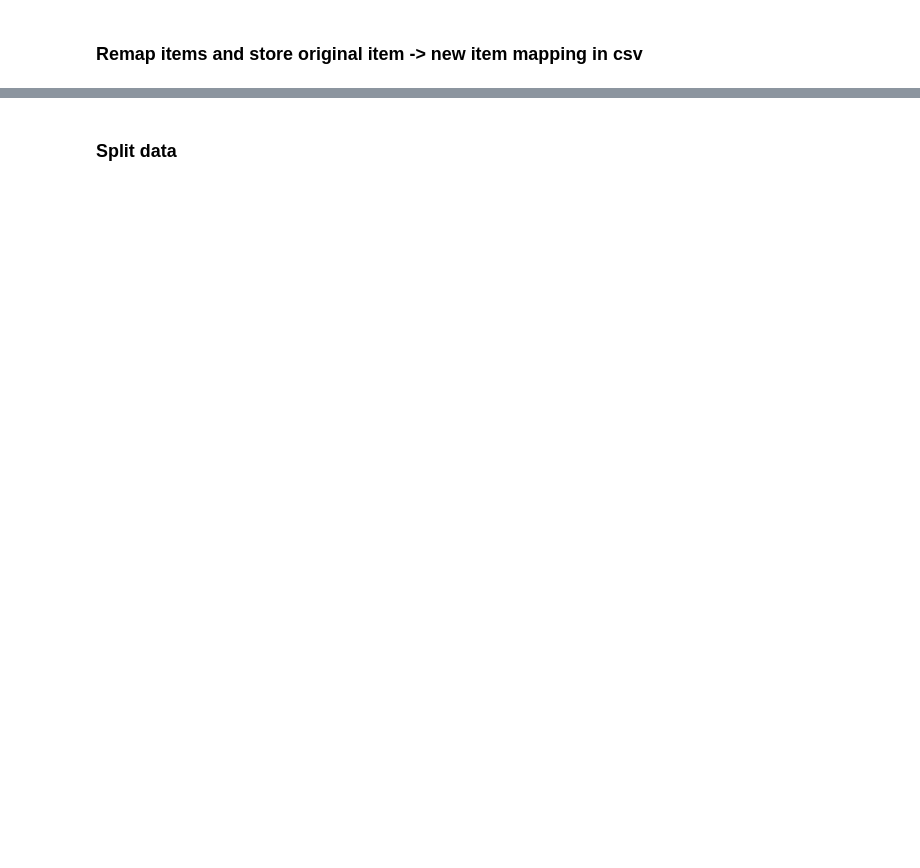
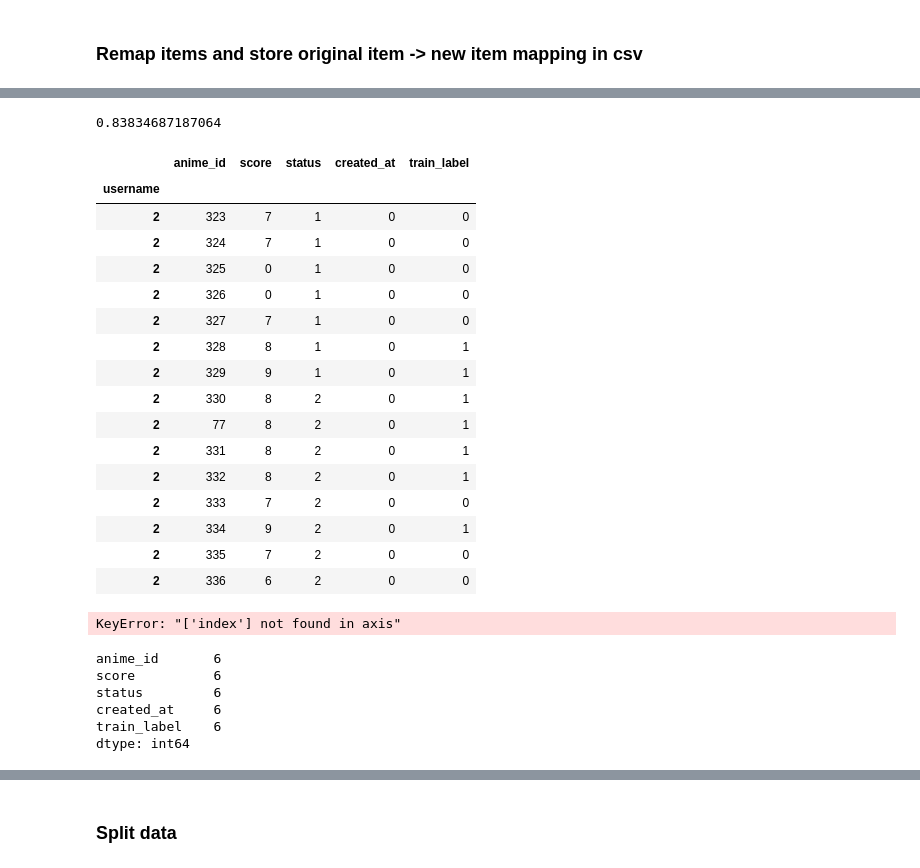
Before and after one commit to dtrager02/MyAniRec-Training, a Jupyter notebook: setup.ipynb, the cells around one changed output, grey strips where cells are left out. Saved outputs shown, nothing was run; the diff lists cells and outputs as text; code cells hidden in the pictures; blank space fills up the shorter version.

```diff
--- a/setup.ipynb
+++ b/setup.ipynb
@@ -81,0 +124,12 @@ c.shape
+# %%
+del b,c,mapper
+a = a[(f>0)& (f<10)]
+# %%
+e = a.groupby("username",sort=False)["score"]
+g = e.transform(pd.Series.quantile,q=0.25,interpolation="nearest")
+# %%
+(g>0).sum()/len(g)
+# %% [output]
+0.83834687187064
+# %%
+a = a[(g>0)]
@@ -81,0 +138,29 @@ c.shape
+# %%
+e = a.groupby("username",sort=False)["score"]
+f = e.transform(pd.Series.median)
+a['train_label'] = 0
+a['train_label'] += np.bitwise_and((a['score']-f)>0, a['status']<=3)
+# %%
+a.head(n=15)
+# %% [output]
+|  | anime_id | score | status | created_at | train_label |
+| username |  |  |  |  |  |
+| 2 | 323 | 7 | 1 | 0 | 0 |
+| 2 | 324 | 7 | 1 | 0 | 0 |
+| 2 | 325 | 0 | 1 | 0 | 0 |
+| 2 | 326 | 0 | 1 | 0 | 0 |
+| 2 | 327 | 7 | 1 | 0 | 0 |
+| 2 | 328 | 8 | 1 | 0 | 1 |
+| 2 | 329 | 9 | 1 | 0 | 1 |
+| 2 | 330 | 8 | 2 | 0 | 1 |
+| 2 | 77 | 8 | 2 | 0 | 1 |
+| 2 | 331 | 8 | 2 | 0 | 1 |
+| 2 | 332 | 8 | 2 | 0 | 1 |
+| 2 | 333 | 7 | 2 | 0 | 0 |
+| 2 | 334 | 9 | 2 | 0 | 1 |
+| 2 | 335 | 7 | 2 | 0 | 0 |
+| 2 | 336 | 6 | 2 | 0 | 0 |
+# %%
+a.drop(columns=['index'],inplace=True)
+# %% [output]
+KeyError: "['index'] not found in axis"
@@ -81,0 +173,9 @@ c.shape
+# %%
+groups.count().min() # 6 is good
+# %% [output]
+anime_id       6
+score          6
+status         6
+created_at     6
+train_label    6
+dtype: int64
```
Also changed, not shown: parts of 49 cells of this notebook, 8 other files.
